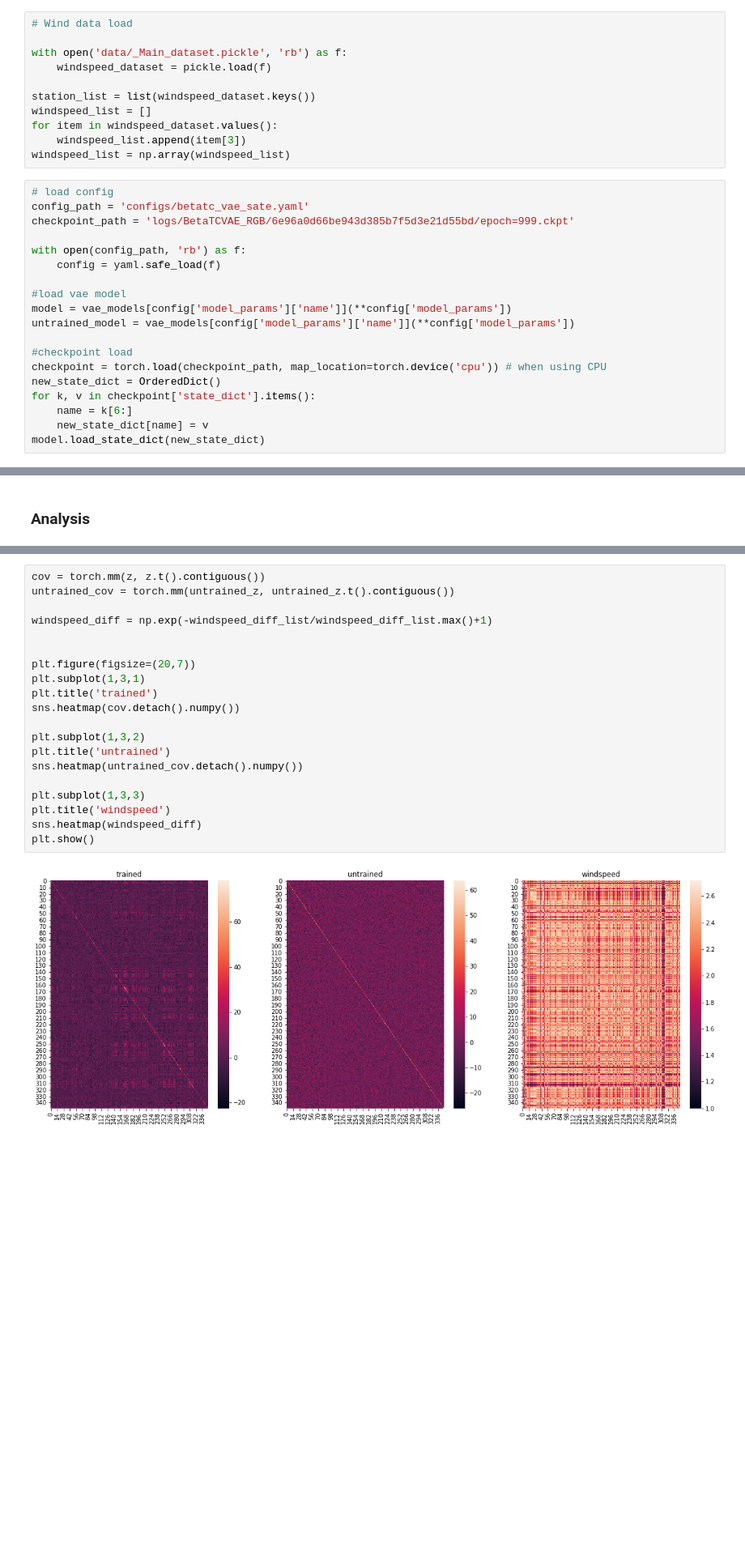
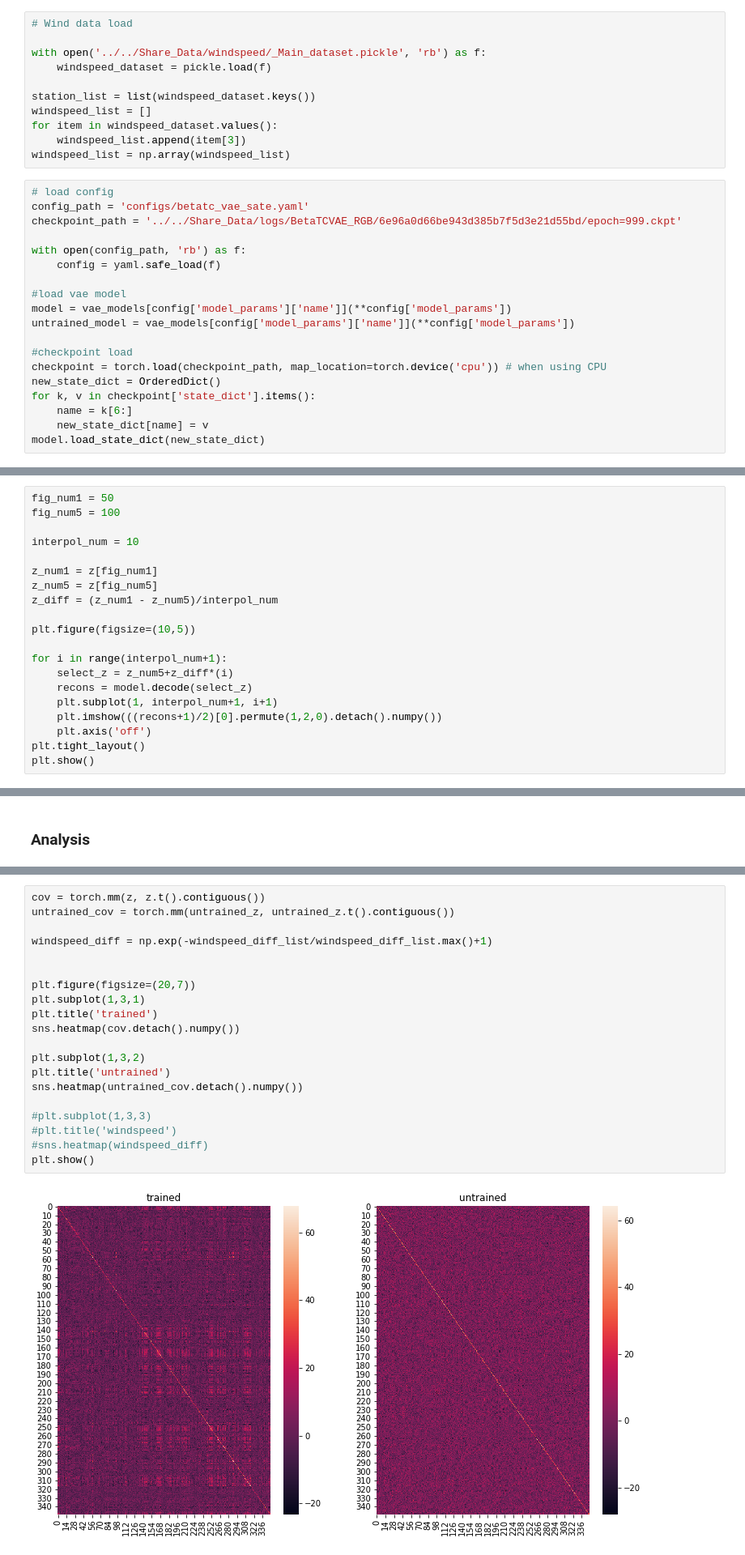
Before and after one commit to February24-Lee/PyTorch-VAE, a Jupyter notebook: _Analysis_VAE_latent_vector_analysis_with_windspeed_RGB.ipynb, the cells around one changed output, grey strips where cells are left out. Shown at 81% size. Cells and saved outputs as stored; diff of their text form; blank space fills up the shorter version.

```diff
--- a/_Analysis_VAE_latent_vector_analysis_with_windspeed_RGB.ipynb
+++ b/_Analysis_VAE_latent_vector_analysis_with_windspeed_RGB.ipynb
@@ -24,7 +24,7 @@ from src import *
 # %%
 # Wind data load
 
-with open('data/_Main_dataset.pickle', 'rb') as f:
+with open('../../Share_Data/windspeed/_Main_dataset.pickle', 'rb') as f:
     windspeed_dataset = pickle.load(f)
 
 station_list = list(windspeed_dataset.keys())
@@ -35,7 +35,7 @@ windspeed_list = np.array(windspeed_list)
 # %%
 # load config
 config_path = 'configs/betatc_vae_sate.yaml'
-checkpoint_path = 'logs/BetaTCVAE_RGB/6e96a0d66be943d385b7f5d3e21d55bd/epoch=999.ckpt'
+checkpoint_path = '../../Share_Data/logs/BetaTCVAE_RGB/6e96a0d66be943d385b7f5d3e21d55bd/epoch=999.ckpt'
 
 with open(config_path, 'rb') as f:
     config = yaml.safe_load(f)
@@ -93,0 +140,20 @@ plt.show()
+# %%
+fig_num1 = 50
+fig_num5 = 100
+
+interpol_num = 10
+
+z_num1 = z[fig_num1]
+z_num5 = z[fig_num5]
+z_diff = (z_num1 - z_num5)/interpol_num
+
+plt.figure(figsize=(10,5))
+
+for i in range(interpol_num+1):
+    select_z = z_num5+z_diff*(i)
+    recons = model.decode(select_z)
+    plt.subplot(1, interpol_num+1, i+1)
+    plt.imshow(((recons+1)/2)[0].permute(1,2,0).detach().numpy())
+    plt.axis('off')
+plt.tight_layout()
+plt.show()
@@ -106,25 +174,25 @@ windspeed_diff_list = np.array(windspeed_diff_list)
 # %%
 cov = torch.mm(z, z.t().contiguous())
 untrained_cov = torch.mm(untrained_z, untrained_z.t().contiguous())
 
 windspeed_diff = np.exp(-windspeed_diff_list/windspeed_diff_list.max()+1)
 
 
 plt.figure(figsize=(20,7))
 plt.subplot(1,3,1)
 plt.title('trained')
 sns.heatmap(cov.detach().numpy())
 
 plt.subplot(1,3,2)
 plt.title('untrained')
 sns.heatmap(untrained_cov.detach().numpy())
 
-plt.subplot(1,3,3)
-plt.title('windspeed')
-sns.heatmap(windspeed_diff)
+#plt.subplot(1,3,3)
+#plt.title('windspeed')
+#sns.heatmap(windspeed_diff)
 plt.show()
 # %% [output]
-[figure, old version]
+[figure, new version]
 # %%
 z_n = z.norm(dim=1)[:,None]
 z_n = torch.max(z_n, 1e-8*torch.ones_like(z_n))
```
Also changed, not shown: parts of 18 cells of this notebook, 17 other files.
